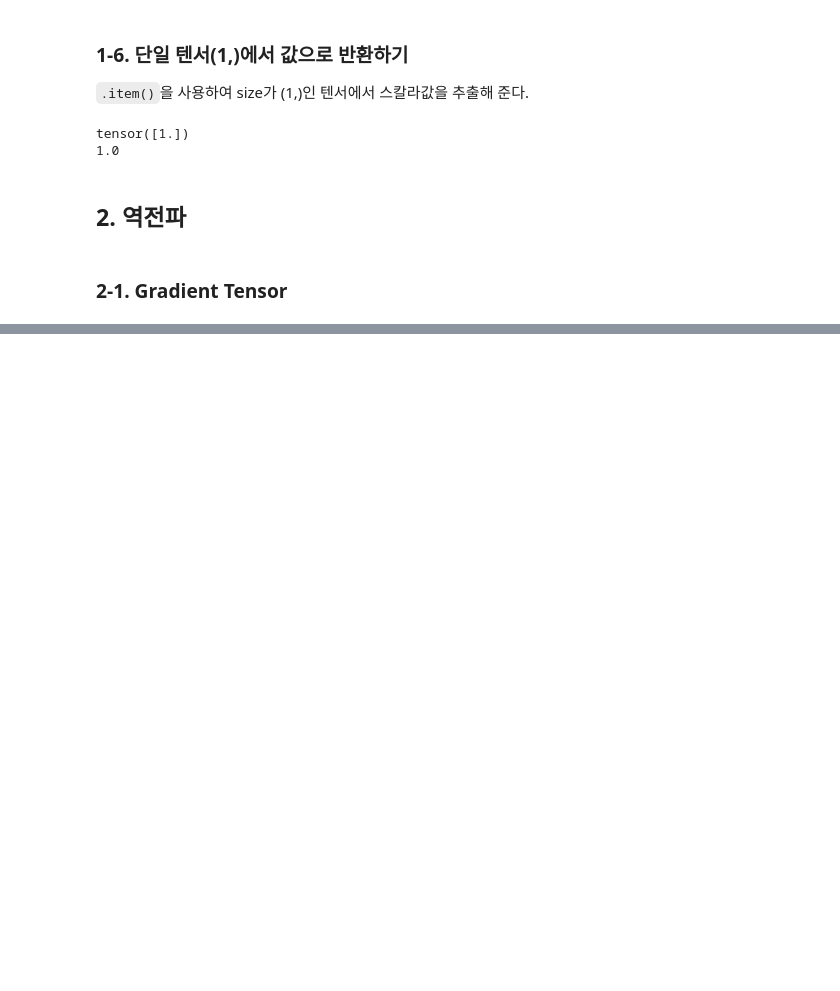
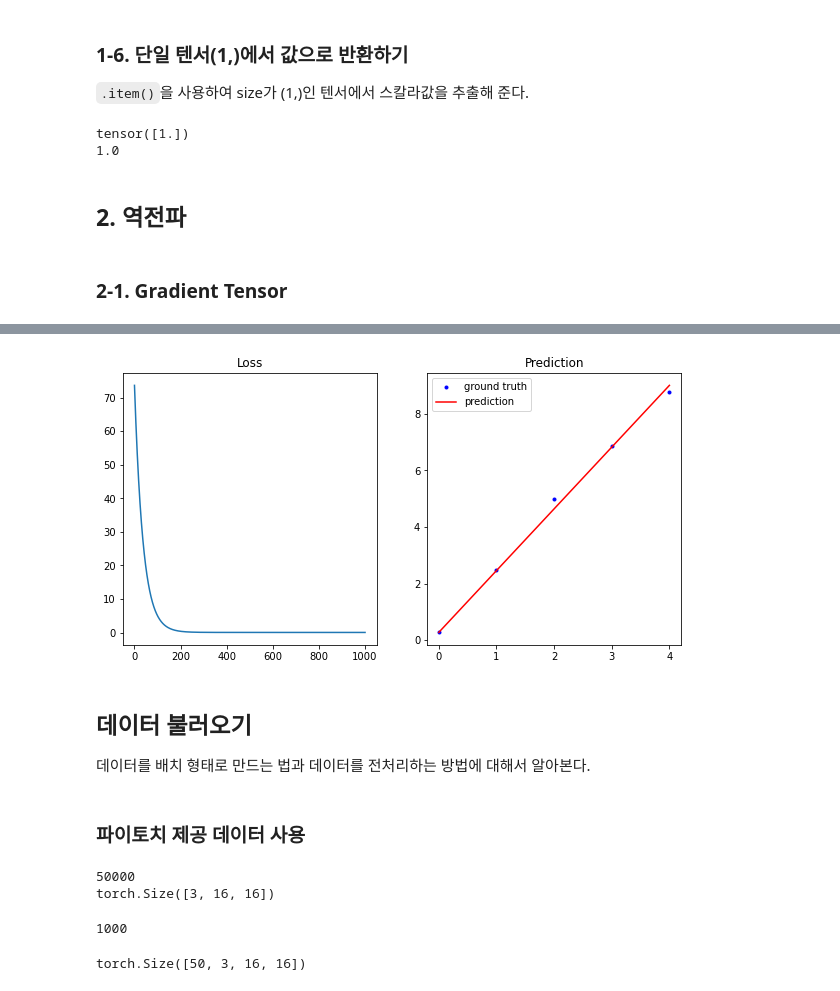
Before and after one commit to seok-jong/Pytorch_for_DL_Basic, a Jupyter notebook: chapter/ch_4/torch_basic.ipynb, the cells around one changed output, grey strips where cells are left out. Drawn from its saved outputs; the diff is of its cells as text; code cells hidden in the pictures; blank space fills up the shorter version.

```diff
--- a/chapter/ch_4/torch_basic.ipynb
+++ b/chapter/ch_4/torch_basic.ipynb
@@ -181,0 +219,26 @@ tensor([[1., 1.],
+# %%
+loss_stack = []
+
+# for문을 이용해 epoch 설정
+for epoch in range(1001):
+
+    # optim에 설정된 grad를 모두 초기화 - grad값은 누적되기 때문
+    optimizer.zero_grad()
+
+    # 순전파 시행
+    y_hat = torch.matmul(x,w)+b
+
+    # loss 값 계산 - MSE(평균 제곱 오차)
+    loss = torch.mean((y_hat-y)**2)
+
+    # 계산된 loss로부터 backwad(역전파)하여 grad값을 계산
+    loss.backward()
+
+    # 계산된 grad를 w와 b에 대해 최적화 시행
+    optimizer.step()
+
+    # loss값을 모니터링하기 위해 list에 저장
+    loss_stack.append(loss.item())
+
+    if epoch % 100 ==0:
+        print(f'Epoch {epoch}:{loss.item()}')
@@ -181,0 +257,24 @@ tensor([[1., 1.],
+# %%
+with torch.no_grad():
+    y_hat = torch.matmul(x,w)+b
+# %%
+from matplotlib import pyplot as plt
+
+plt.figure(figsize=(10,5))
+plt.subplot(121)
+plt.plot(loss_stack)
+plt.title("Loss")
+plt.subplot(122)
+plt.plot(x,y,'.b')
+plt.plot(x,y_hat,'r-')
+plt.legend(['ground truth','prediction'])
+plt.title('Prediction')
+plt.show()
+# %% [output]
+[figure, added]
+# %% [markdown]
+## 데이터 불러오기
+
+데이터를 배치 형태로 만드는 법과 데이터를 전처리하는 방법에 대해서 알아본다.
+# %% [markdown]
+### 파이토치 제공 데이터 사용
@@ -181,0 +295,7 @@ tensor([[1., 1.],
+# %%
+# 채널 x 너비 x 높이
+print(len(trainset))
+print(trainset[0][0].size())
+# %% [output]
+50000
+torch.Size([3, 16, 16])
@@ -181,0 +305,9 @@ tensor([[1., 1.],
+# %%
+len(trainloader)
+# %% [output]
+1000
+# %%
+images,labels = iter(trainloader).next()
+print(images.size())
+# %% [output]
+torch.Size([50, 3, 16, 16])
```
Also changed, not shown: parts of 20 cells of this notebook.
